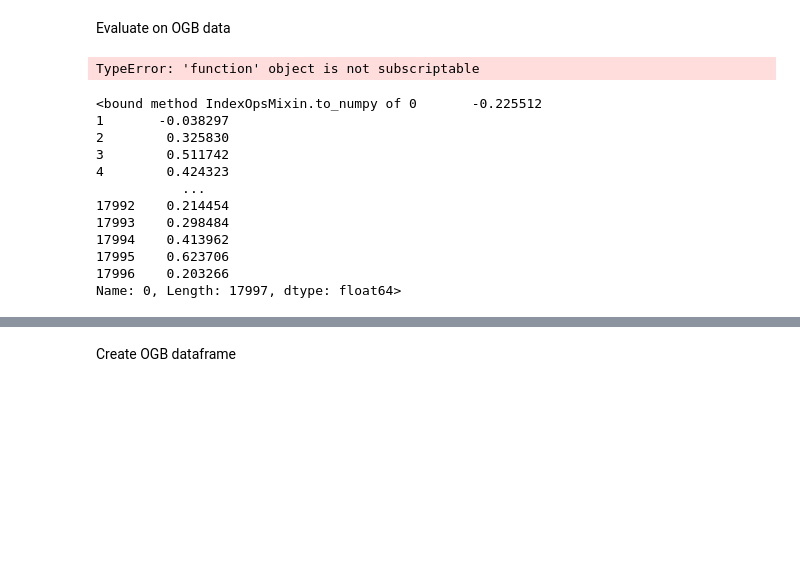
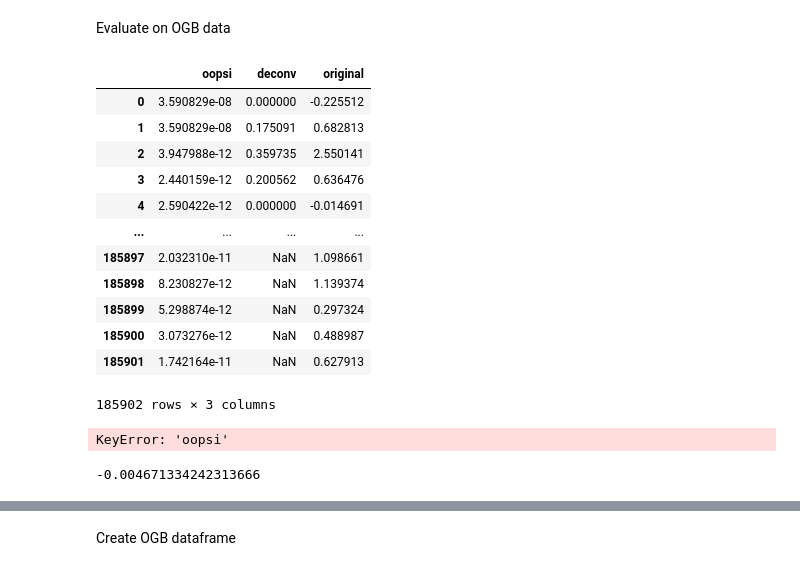
Before and after one commit to mdittschar/NDS, a Jupyter notebook: CodingLab4.ipynb, the cells around one changed output, grey strips where cells are left out. Cells and saved outputs as stored; diff of their text form; code cells hidden in the pictures; blank space fills up the shorter version.

```diff
--- a/CodingLab4.ipynb
+++ b/CodingLab4.ipynb
@@ -384,39 +372,49 @@ Evaluate on OGB data
 
 ogb_df= pd.DataFrame()
 all_d=[]
-c= []
+all_dev= []
 
 for column in ogb_calcium:
     ogb_d, ogb_Cz = oopsi.fast(ogb_calcium[column][ogb_calcium[column].notna()], dt=0.04, iter_max=6)
-    #print(column)
     all_d= np.append(all_d, ogb_d)
 
-    array= ogb_calcium[f'{column}'].to_numpy
-    c= np.append[c, array]
+    ogb_conv_all = deconv_ca(ogb_calcium[column][ogb_calcium[column].notna()], kernel5, .04)
+    all_dev= np.append(all_dev,ogb_conv_all)
 
-    #sig_dec= pd.DataFrame(signal.decimate(df[f'{column}'][df[f'{column}'].notna()],4,axis= 0))
-    #sig_dec= pd.DataFrame(sig_dec)
 ogb_df= pd.concat([ogb_df,(pd.DataFrame(all_d))], axis=1)
+ogb_df = pd.concat([ogb_df,pd.DataFrame(all_dev)],axis= 1)
+ogb_calcium_array = ogb_calcium.values.flatten()
+ogb_calcium_array = ogb_calcium_array[np.logical_not(np.isnan(ogb_calcium_array))]
+ogb_df= pd.concat([ogb_df,(pd.DataFrame(ogb_calcium_array))], axis = 1)
-# %% [output]
-TypeError: 'function' object is not subscriptable
-# %%
-
-array1= ogb_calcium['0'].to_numpy
-array2= ogb_calcium['1'].to_numpy
-array1
-# %% [output]
-<bound method IndexOpsMixin.to_numpy of 0       -0.225512
-1       -0.038297
-2        0.325830
-3        0.511742
-4        0.424323
-           ...
-17992    0.214454
-17993    0.298484
-17994    0.413962
-17995    0.623706
-17996    0.203266
-Name: 0, Length: 17997, dtype: float64>
+# %%
+ogb_df= ogb_df.set_axis(['oopsi', 'deconv', 'original'], axis=1)
+# %%
+ogb_df
+# %% [output]
+|  | oopsi | deconv | original |
+| 0 | 3.590829e-08 | 0.000000 | -0.225512 |
+| 1 | 3.590829e-08 | 0.175091 | 0.682813 |
+| 2 | 3.947988e-12 | 0.359735 | 2.550141 |
+| 3 | 2.440159e-12 | 0.200562 | 0.636476 |
+| 4 | 2.590422e-12 | 0.000000 | -0.014691 |
+| ... | ... | ... | ... |
+| 185897 | 2.032310e-11 | NaN | 1.098661 |
+| 185898 | 8.230827e-12 | NaN | 1.139374 |
+| 185899 | 5.298874e-12 | NaN | 0.297324 |
+| 185900 | 3.073276e-12 | NaN | 0.488987 |
+| 185901 | 1.742164e-11 | NaN | 0.627913 |
+185902 rows × 3 columns
+# %%
+correlations= []
+for row in ogb_df:
+    corr= ogb_df()[row].corr(ogb_df['oopsi'][row])
+    correlations= np.append(correlations, corr)
+# %% [output]
+KeyError: 'oopsi'
+# %%
+corr
+# %% [output]
+-0.004671334242313666
 # %%
 # -------------------------------------------------
 # Create dataframe for OGB Cell as described (1 pt)
```
Also changed, not shown: parts of 13 cells of this notebook.
